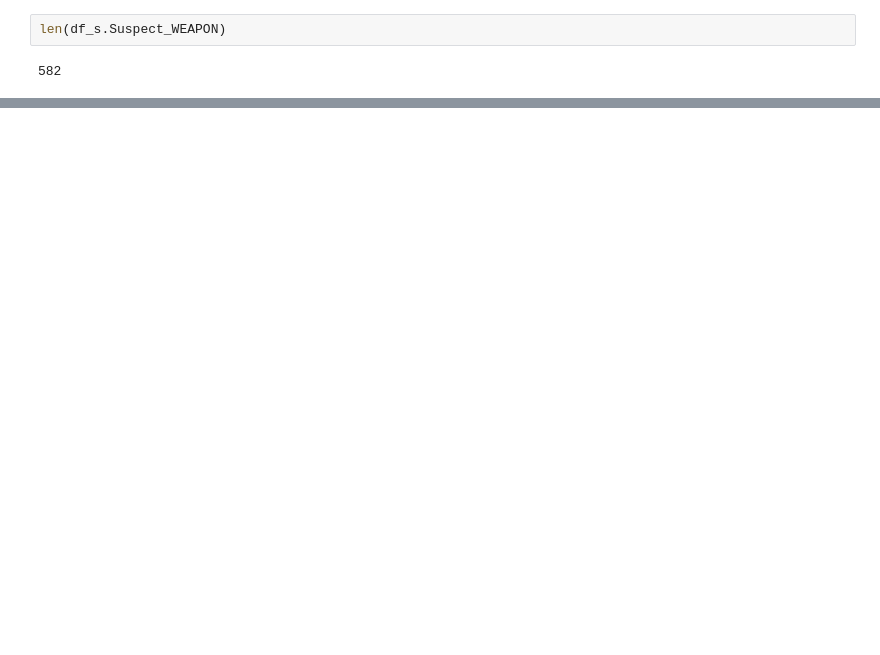
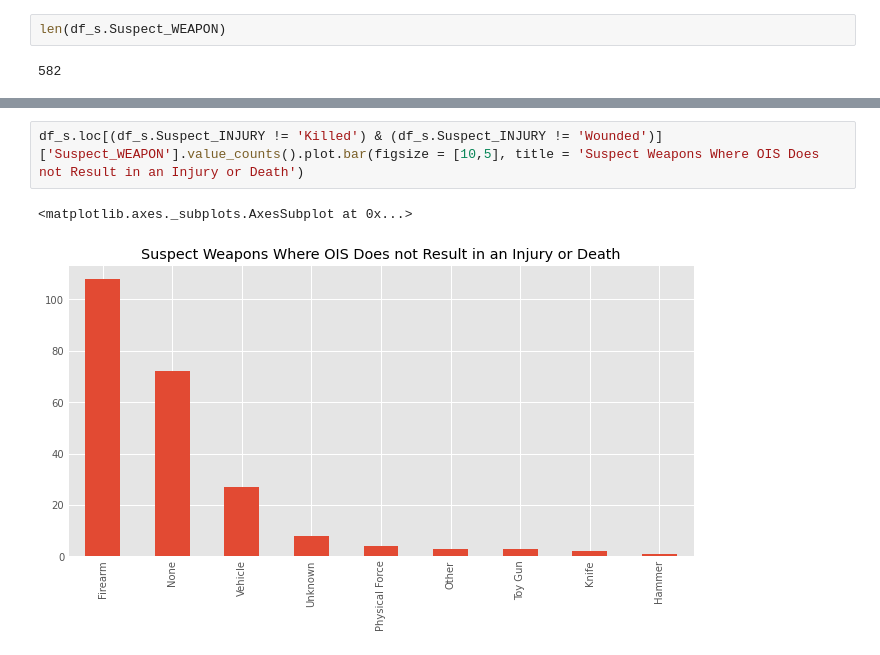
Before and after one commit to CjMullins87/DTD_Sandbox, a Jupyter notebook: Policing.ipynb, the cells around one changed output, grey strips where cells are left out. Cells and saved outputs as stored; diff of their text form; blank space fills up the shorter version.

```diff
--- a/Policing.ipynb
+++ b/Policing.ipynb
@@ -572,0 +578,5 @@ len(df_s.Suspect_WEAPON)
+# %%
+df_s.loc[(df_s.Suspect_INJURY != 'Killed') & (df_s.Suspect_INJURY != 'Wounded')]['Suspect_WEAPON'].value_counts().plot.bar(figsize = [10,5], title = 'Suspect Weapons Where OIS Does not Result in an Injury or Death')
+# %% [output]
+<matplotlib.axes._subplots.AxesSubplot at 0x...>
+[figure, added]
```
Also changed, not shown: parts of 6 cells of this notebook.
